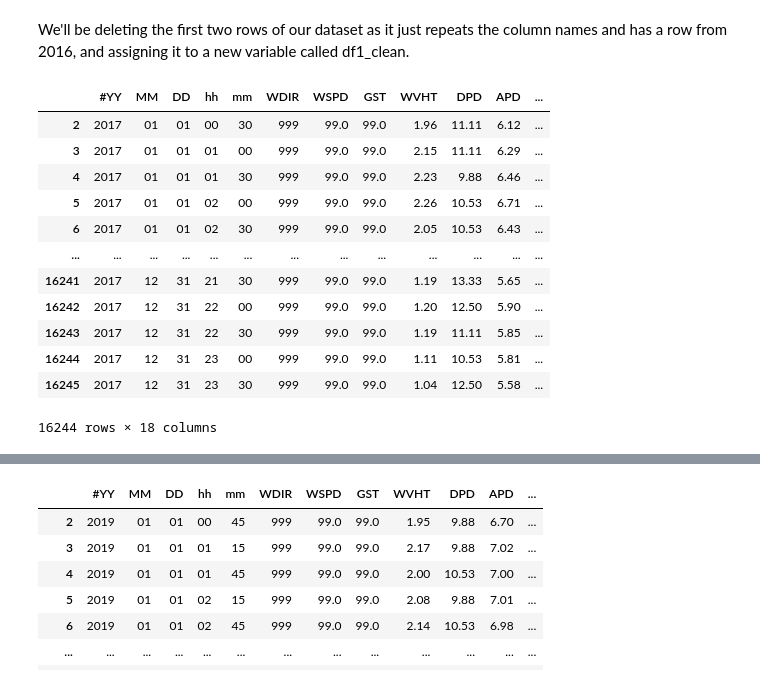
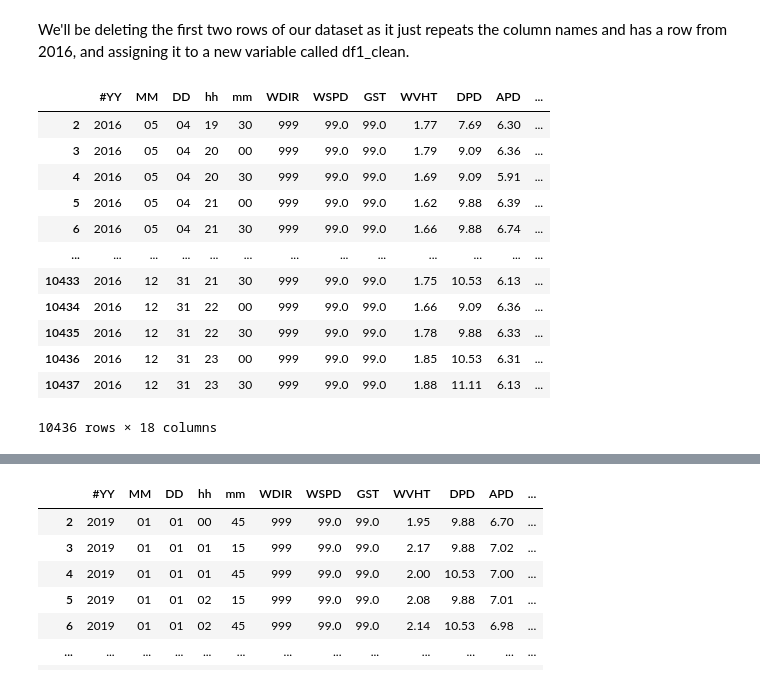
Before and after one commit to jeanpmalolo/SPICE-2024, a Jupyter notebook: waveheight_final.ipynb, the cells around one changed output, grey strips where cells are left out. Cells and saved outputs as stored; diff of their text form; code cells hidden in the pictures.

```diff
--- a/waveheight_final.ipynb
+++ b/waveheight_final.ipynb
@@ -83,6 +81,6 @@ df1 = pd.read_csv('https://www.ndbc.noaa.gov/view_text_file.php?filename=52201h2
 # %%
-df23 = pd.read_csv('https://www.ndbc.noaa.gov/view_text_file.php?filename=52201h2023.txt.gz&dir=data/historical/stdmet/', delimiter= '\s+', index_col=False)
-df21 = pd.read_csv('https://www.ndbc.noaa.gov/view_text_file.php?filename=52201h2021.txt.gz&dir=data/historical/stdmet/', delimiter= '\s+', index_col=False)
-df20 = pd.read_csv('https://www.ndbc.noaa.gov/view_text_file.php?filename=52201h2020.txt.gz&dir=data/historical/stdmet/', delimiter= '\s+', index_col=False)
+df16 = pd.read_csv('https://www.ndbc.noaa.gov/view_text_file.php?filename=52201h2016.txt.gz&dir=data/historical/stdmet/', delimiter= '\s+', index_col=False)
+df17 = pd.read_csv('https://www.ndbc.noaa.gov/view_text_file.php?filename=52201h2017.txt.gz&dir=data/historical/stdmet/', delimiter= '\s+', index_col=False)
+df18 = pd.read_csv('https://www.ndbc.noaa.gov/view_text_file.php?filename=52201h2018.txt.gz&dir=data/historical/stdmet/', delimiter= '\s+', index_col=False)
 df19 = pd.read_csv('https://www.ndbc.noaa.gov/view_text_file.php?filename=52201h2019.txt.gz&dir=data/historical/stdmet/', delimiter= '\s+', index_col=False)
 # %%
@@ -235,20 +203,20 @@ We need to clean our data to help our analysis run smoother and format it proper
 # %% [markdown]
 We'll be deleting the first two rows of our dataset as it just repeats the column names and has a row from 2016, and assigning it to a new variable called df1_clean.
 # %%
-df1_clean = df1.iloc[2:] # dropping the first two rows
-df1_clean
+df16_clean = df16.iloc[2:] # dropping the first two rows
+df16_clean
 # %% [output]
 |  | #YY | MM | DD | hh | mm | WDIR | WSPD | GST | WVHT | DPD | APD | ... |
-| 2 | 2017 | 01 | 01 | 00 | 30 | 999 | 99.0 | 99.0 | 1.96 | 11.11 | 6.12 | ... |
-| 3 | 2017 | 01 | 01 | 01 | 00 | 999 | 99.0 | 99.0 | 2.15 | 11.11 | 6.29 | ... |
-| 4 | 2017 | 01 | 01 | 01 | 30 | 999 | 99.0 | 99.0 | 2.23 | 9.88 | 6.46 | ... |
-| 5 | 2017 | 01 | 01 | 02 | 00 | 999 | 99.0 | 99.0 | 2.26 | 10.53 | 6.71 | ... |
-| 6 | 2017 | 01 | 01 | 02 | 30 | 999 | 99.0 | 99.0 | 2.05 | 10.53 | 6.43 | ... |
+| 2 | 2016 | 05 | 04 | 19 | 30 | 999 | 99.0 | 99.0 | 1.77 | 7.69 | 6.30 | ... |
+| 3 | 2016 | 05 | 04 | 20 | 00 | 999 | 99.0 | 99.0 | 1.79 | 9.09 | 6.36 | ... |
+| 4 | 2016 | 05 | 04 | 20 | 30 | 999 | 99.0 | 99.0 | 1.69 | 9.09 | 5.91 | ... |
+| 5 | 2016 | 05 | 04 | 21 | 00 | 999 | 99.0 | 99.0 | 1.62 | 9.88 | 6.39 | ... |
+| 6 | 2016 | 05 | 04 | 21 | 30 | 999 | 99.0 | 99.0 | 1.66 | 9.88 | 6.74 | ... |
 | ... | ... | ... | ... | ... | ... | ... | ... | ... | ... | ... | ... | ... |
-| 16241 | 2017 | 12 | 31 | 21 | 30 | 999 | 99.0 | 99.0 | 1.19 | 13.33 | 5.65 | ... |
-| 16242 | 2017 | 12 | 31 | 22 | 00 | 999 | 99.0 | 99.0 | 1.20 | 12.50 | 5.90 | ... |
-| 16243 | 2017 | 12 | 31 | 22 | 30 | 999 | 99.0 | 99.0 | 1.19 | 11.11 | 5.85 | ... |
-| 16244 | 2017 | 12 | 31 | 23 | 00 | 999 | 99.0 | 99.0 | 1.11 | 10.53 | 5.81 | ... |
-| 16245 | 2017 | 12 | 31 | 23 | 30 | 999 | 99.0 | 99.0 | 1.04 | 12.50 | 5.58 | ... |
+| 10433 | 2016 | 12 | 31 | 21 | 30 | 999 | 99.0 | 99.0 | 1.75 | 10.53 | 6.13 | ... |
+| 10434 | 2016 | 12 | 31 | 22 | 00 | 999 | 99.0 | 99.0 | 1.66 | 9.09 | 6.36 | ... |
+| 10435 | 2016 | 12 | 31 | 22 | 30 | 999 | 99.0 | 99.0 | 1.78 | 9.88 | 6.33 | ... |
+| 10436 | 2016 | 12 | 31 | 23 | 00 | 999 | 99.0 | 99.0 | 1.85 | 10.53 | 6.31 | ... |
+| 10437 | 2016 | 12 | 31 | 23 | 30 | 999 | 99.0 | 99.0 | 1.88 | 11.11 | 6.13 | ... |
-16244 rows × 18 columns
+10436 rows × 18 columns
 # %%
```
Also changed, not shown: parts of 45 cells of this notebook.
